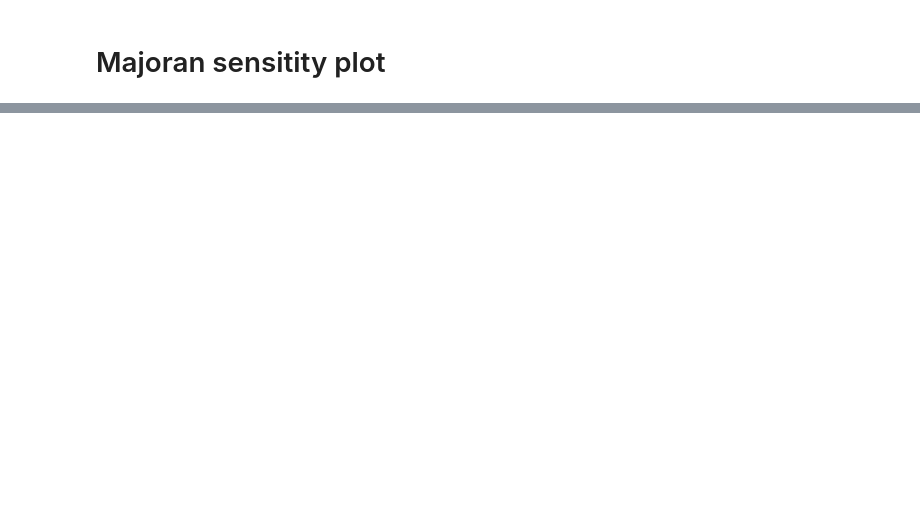
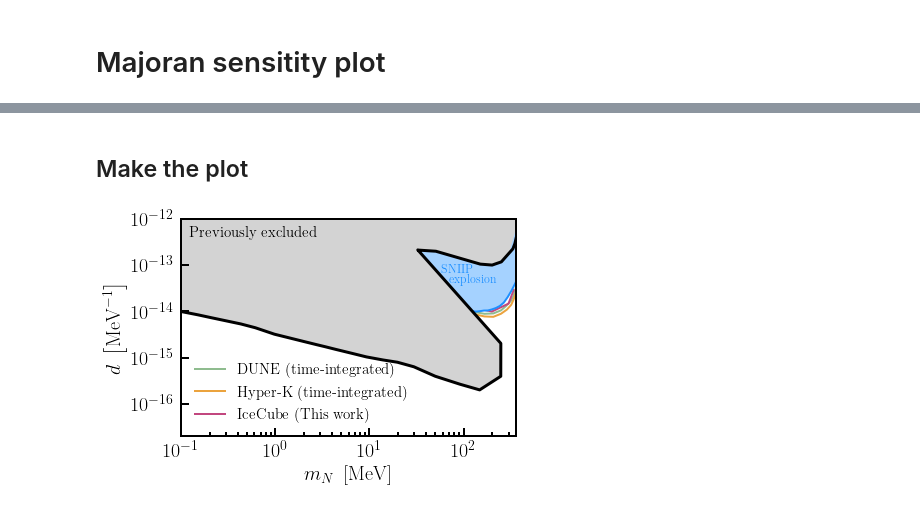
Before and after one commit to jlazar17/NuTel_SNe_BSM, a Jupyter notebook: examples/paper_plots.ipynb, the cells around one changed output, grey strips where cells are left out. Cells and saved outputs as stored; diff of their text form; code cells hidden in the pictures; blank space fills up the shorter version.

```diff
--- a/examples/paper_plots.ipynb
+++ b/examples/paper_plots.ipynb
@@ -349,0 +479,66 @@ plt.show()
+# %% [markdown]
+## Make the plot
+# %%
+# Option 2
+fig, ax = plt.subplots()
+
+ax.fill_between(
+    masses3,
+    np.exp(new_excl_interp0(np.log(masses3))),
+    np.exp(new_excl_interp1(np.log(masses3))),
+    # edgecolor="dodgerblue",
+    facecolor="white"
+)
+
+ax.fill_between(
+    masses3,
+    np.exp(new_excl_interp0(np.log(masses3))),
+    np.exp(new_excl_interp1(np.log(masses3))),
+    edgecolor="dodgerblue",
+    facecolor=to_rgb("dodgerblue") + (0.4,)
+)
+
+
+ax.fill_between(
+    masses1,
+    np.exp(lb1_interp(np.log(masses1))),
+    np.exp(ub1_interp(np.log(masses1))),
+    facecolor="lightgray",
+)
+
+ax.fill_between(
+    masses2,
+    np.exp(lb2_interp(np.log(masses2))),
+    1,
+    facecolor="lightgray",
+)
+ax.plot(xs, ys, lw=3, color="k")
+
+# ax.plot(new_excl[:splitat, 0], new_excl[:splitat, 1]/1e3)
+# ax.plot(new_excl[splitat:, 0], new_excl[splitat:, 1]/1e3)
+
+ax.plot(dune_sensitivies[:, 0], dune_sensitivies[:, 1], label="DUNE (time-integrated)", color="darkseagreen", zorder=0)
+ax.plot(hk_sensitivies[:, 0], hk_sensitivies[:, 1], label="Hyper-K (time-integrated)", color="#eba33e", zorder=0)
+ax.plot(masses, couplings, label="IceCube (This work)", color="#c2477f", zorder=0)
+
+ax.set_xlabel(r"$m_{N}~\left[\mathrm{MeV}\right]$")
+ax.set_ylabel(r"$d~\left[\mathrm{MeV}^{-1}\right]$")
+
+ax.legend(fontsize=15, ncol=1, framealpha=0, loc=3)
+
+ax.set_xlim(0.1, 360)
+ax.set_ylim(2e-17, 1e-12)
+
+ax.text(1.2e-1, 4e-13, "Previously excluded", fontsize=15, zorder=11)
+ax.text(58, 7e-14, "SNIIP ", fontsize=12, zorder=14, color="dodgerblue")
+ax.text(70, 4e-14, "explosion", fontsize=12, zorder=14, color="dodgerblue")
+
+ax.loglog()
+
+ax.set_yticks([1e-12, 1e-13, 1e-14, 1e-15, 1e-16])
+
+# plt.savefig("../figures/magnetic_moment_sensitivity_no_lines.pdf")
+plt.savefig("../figures/magnetic_moment_sensitivity.pdf")
+plt.show()
+# %% [output]
+[figure, added]
```
Also changed, not shown: parts of 17 cells of this notebook, 4 other files.
